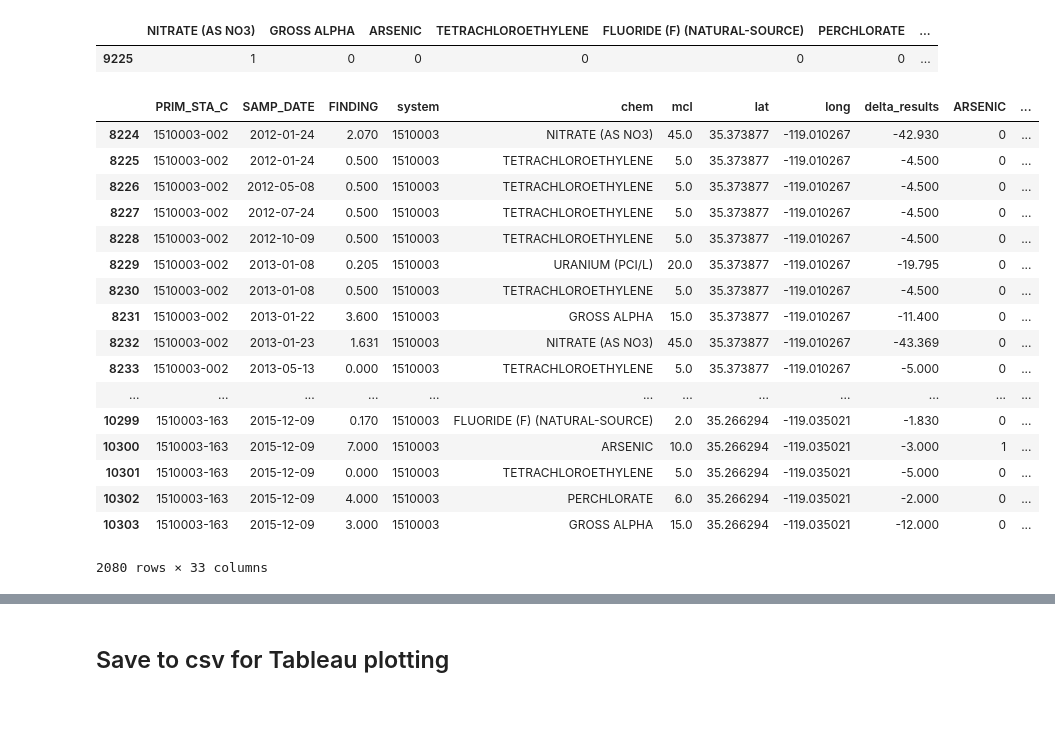
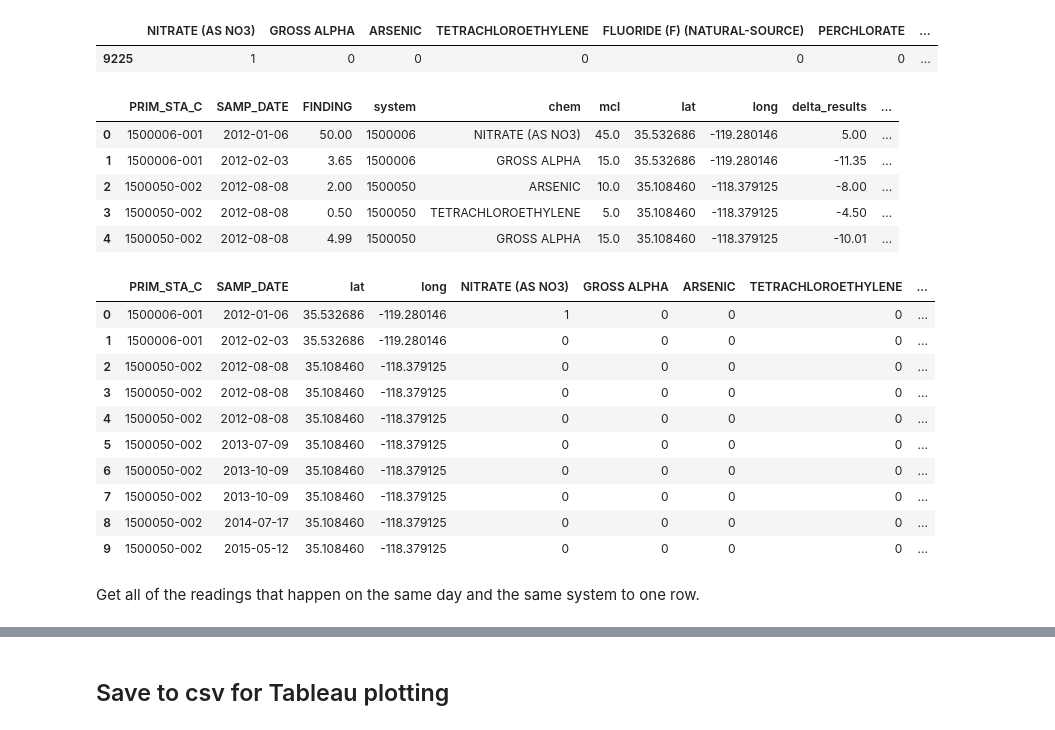
Before and after one commit to waterdatacollaborative/NicoleLook_Drinking-Water-Contaminant-Classification, a Jupyter notebook: Capstone.ipynb, the cells around one changed output, grey strips where cells are left out. Saved outputs shown, nothing was run; the diff lists cells and outputs as text; code cells hidden in the pictures.

Commit message:
Encode drinking water dataframe by contaminants of interest

```diff
--- a/Capstone.ipynb
+++ b/Capstone.ipynb
@@ -481,2 +391,0 @@ dummies = pd.get_dummies(kern_chem['chem'])
-# %%
-kern_chem = pd.concat([kern_chem, dummies], axis=1)
@@ -644,7 +432,7 @@ Get all of the readings that happen on the same day and the same system to one r
 # %%
 def detect_chemical(x):
     '''
-    loop through the column names
+    loop through the column names, indicating whether a given chemical's finding is over the max contaminant level
     '''
     chems_reading = []
 
@@ -660,7 +448,7 @@ def detect_chemical(x):
 
     return pd.Series(chems_reading)
 
-kern_map = kern_1510003.apply(detect_chemical, axis=1)
+kern_map = kern_chem.apply(detect_chemical, axis=1)
 # %%
 kern_chemicals
 # %% [output]
@@ -675,25 +463,13 @@ kern_map[kern_map.index == 9225]
 |  | NITRATE (AS NO3) | GROSS ALPHA | ARSENIC | TETRACHLOROETHYLENE | FLUORIDE (F) (NATURAL-SOURCE) | PERCHLORATE | ... |
 | 9225 | 1 | 0 | 0 | 0 | 0 | 0 | ... |
 # %%
-kern_encoded = pd.concat([kern_1510003, kern_map], axis=1)
+kern_encoded = pd.concat([kern_chem, kern_map], axis=1)
 # %%
-kern_encoded
+kern_encoded.head()
 # %% [output]
-|  | PRIM_STA_C | SAMP_DATE | FINDING | system | chem | mcl | lat | long | delta_results | ARSENIC | ... |
-| 8224 | 1510003-002 | 2012-01-24 | 2.070 | 1510003 | NITRATE (AS NO3) | 45.0 | 35.373877 | -119.010267 | -42.930 | 0 | ... |
-| 8225 | 1510003-002 | 2012-01-24 | 0.500 | 1510003 | TETRACHLOROETHYLENE | 5.0 | 35.373877 | -119.010267 | -4.500 | 0 | ... |
-| 8226 | 1510003-002 | 2012-05-08 | 0.500 | 1510003 | TETRACHLOROETHYLENE | 5.0 | 35.373877 | -119.010267 | -4.500 | 0 | ... |
-| 8227 | 1510003-002 | 2012-07-24 | 0.500 | 1510003 | TETRACHLOROETHYLENE | 5.0 | 35.373877 | -119.010267 | -4.500 | 0 | ... |
-| 8228 | 1510003-002 | 2012-10-09 | 0.500 | 1510003 | TETRACHLOROETHYLENE | 5.0 | 35.373877 | -119.010267 | -4.500 | 0 | ... |
-| 8229 | 1510003-002 | 2013-01-08 | 0.205 | 1510003 | URANIUM (PCI/L) | 20.0 | 35.373877 | -119.010267 | -19.795 | 0 | ... |
-| 8230 | 1510003-002 | 2013-01-08 | 0.500 | 1510003 | TETRACHLOROETHYLENE | 5.0 | 35.373877 | -119.010267 | -4.500 | 0 | ... |
-| 8231 | 1510003-002 | 2013-01-22 | 3.600 | 1510003 | GROSS ALPHA | 15.0 | 35.373877 | -119.010267 | -11.400 | 0 | ... |
-| 8232 | 1510003-002 | 2013-01-23 | 1.631 | 1510003 | NITRATE (AS NO3) | 45.0 | 35.373877 | -119.010267 | -43.369 | 0 | ... |
-| 8233 | 1510003-002 | 2013-05-13 | 0.000 | 1510003 | TETRACHLOROETHYLENE | 5.0 | 35.373877 | -119.010267 | -5.000 | 0 | ... |
-| ... | ... | ... | ... | ... | ... | ... | ... | ... | ... | ... | ... |
-| 10299 | 1510003-163 | 2015-12-09 | 0.170 | 1510003 | FLUORIDE (F) (NATURAL-SOURCE) | 2.0 | 35.266294 | -119.035021 | -1.830 | 0 | ... |
-| 10300 | 1510003-163 | 2015-12-09 | 7.000 | 1510003 | ARSENIC | 10.0 | 35.266294 | -119.035021 | -3.000 | 1 | ... |
-| 10301 | 1510003-163 | 2015-12-09 | 0.000 | 1510003 | TETRACHLOROETHYLENE | 5.0 | 35.266294 | -119.035021 | -5.000 | 0 | ... |
-| 10302 | 1510003-163 | 2015-12-09 | 4.000 | 1510003 | PERCHLORATE | 6.0 | 35.266294 | -119.035021 | -2.000 | 0 | ... |
-| 10303 | 1510003-163 | 2015-12-09 | 3.000 | 1510003 | GROSS ALPHA | 15.0 | 35.266294 | -119.035021 | -12.000 | 0 | ... |
+|  | PRIM_STA_C | SAMP_DATE | FINDING | system | chem | mcl | lat | long | delta_results | ... |
+| 0 | 1500006-001 | 2012-01-06 | 50.00 | 1500006 | NITRATE (AS NO3) | 45.0 | 35.532686 | -119.280146 | 5.00 | ... |
+| 1 | 1500006-001 | 2012-02-03 | 3.65 | 1500006 | GROSS ALPHA | 15.0 | 35.532686 | -119.280146 | -11.35 | ... |
+| 2 | 1500050-002 | 2012-08-08 | 2.00 | 1500050 | ARSENIC | 10.0 | 35.108460 | -118.379125 | -8.00 | ... |
+| 3 | 1500050-002 | 2012-08-08 | 0.50 | 1500050 | TETRACHLOROETHYLENE | 5.0 | 35.108460 | -118.379125 | -4.50 | ... |
+| 4 | 1500050-002 | 2012-08-08 | 4.99 | 1500050 | GROSS ALPHA | 15.0 | 35.108460 | -118.379125 | -10.01 | ... |
-2080 rows × 33 columns
@@ -699,0 +478,16 @@ kern_encoded
+# %%
+kern_encoded.head(10)
+# %% [output]
+|  | PRIM_STA_C | SAMP_DATE | lat | long | NITRATE (AS NO3) | GROSS ALPHA | ARSENIC | TETRACHLOROETHYLENE | ... |
+| 0 | 1500006-001 | 2012-01-06 | 35.532686 | -119.280146 | 1 | 0 | 0 | 0 | ... |
+| 1 | 1500006-001 | 2012-02-03 | 35.532686 | -119.280146 | 0 | 0 | 0 | 0 | ... |
+| 2 | 1500050-002 | 2012-08-08 | 35.108460 | -118.379125 | 0 | 0 | 0 | 0 | ... |
+| 3 | 1500050-002 | 2012-08-08 | 35.108460 | -118.379125 | 0 | 0 | 0 | 0 | ... |
+| 4 | 1500050-002 | 2012-08-08 | 35.108460 | -118.379125 | 0 | 0 | 0 | 0 | ... |
+| 5 | 1500050-002 | 2013-07-09 | 35.108460 | -118.379125 | 0 | 0 | 0 | 0 | ... |
+| 6 | 1500050-002 | 2013-10-09 | 35.108460 | -118.379125 | 0 | 0 | 0 | 0 | ... |
+| 7 | 1500050-002 | 2013-10-09 | 35.108460 | -118.379125 | 0 | 0 | 0 | 0 | ... |
+| 8 | 1500050-002 | 2014-07-17 | 35.108460 | -118.379125 | 0 | 0 | 0 | 0 | ... |
+| 9 | 1500050-002 | 2015-05-12 | 35.108460 | -118.379125 | 0 | 0 | 0 | 0 | ... |
+# %% [markdown]
+Get all of the readings that happen on the same day and the same system to one row.
```
Also changed, not shown: parts of 80 cells of this notebook.
